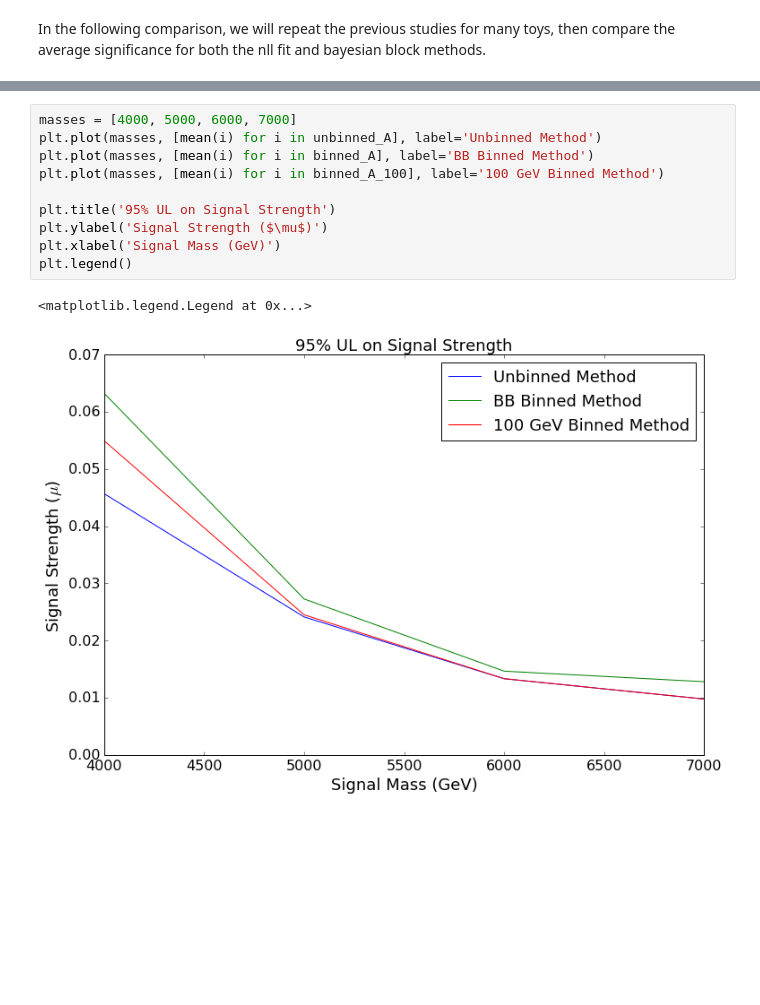
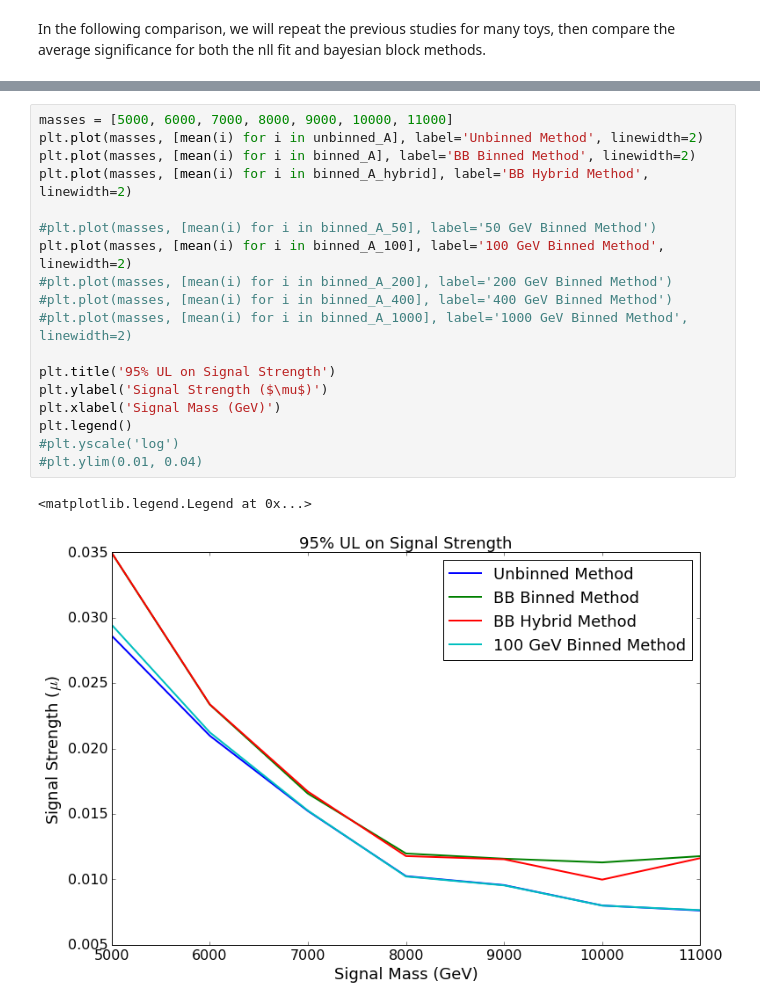
Before and after one commit to pollackscience/BayesianBlocks, a Jupyter notebook: bb/hep/bh_writeup.ipynb, the cells around one changed output, grey strips where cells are left out. Cells and saved outputs as stored; diff of their text form; blank space fills up the shorter version.

```diff
--- a/bb/hep/bh_writeup.ipynb
+++ b/bb/hep/bh_writeup.ipynb
@@ -410,13 +366,21 @@ In the following comparison, we will repeat the previous studies for many toys,
 # %%
-masses = [4000, 5000, 6000, 7000]
-plt.plot(masses, [mean(i) for i in unbinned_A], label='Unbinned Method')
-plt.plot(masses, [mean(i) for i in binned_A], label='BB Binned Method')
-plt.plot(masses, [mean(i) for i in binned_A_100], label='100 GeV Binned Method')
+masses = [5000, 6000, 7000, 8000, 9000, 10000, 11000]
+plt.plot(masses, [mean(i) for i in unbinned_A], label='Unbinned Method', linewidth=2)
+plt.plot(masses, [mean(i) for i in binned_A], label='BB Binned Method', linewidth=2)
+plt.plot(masses, [mean(i) for i in binned_A_hybrid], label='BB Hybrid Method', linewidth=2)
+
+#plt.plot(masses, [mean(i) for i in binned_A_50], label='50 GeV Binned Method')
+plt.plot(masses, [mean(i) for i in binned_A_100], label='100 GeV Binned Method', linewidth=2)
+#plt.plot(masses, [mean(i) for i in binned_A_200], label='200 GeV Binned Method')
+#plt.plot(masses, [mean(i) for i in binned_A_400], label='400 GeV Binned Method')
+#plt.plot(masses, [mean(i) for i in binned_A_1000], label='1000 GeV Binned Method', linewidth=2)
 
 plt.title('95% UL on Signal Strength')
 plt.ylabel('Signal Strength ($\mu$)')
 plt.xlabel('Signal Mass (GeV)')
 plt.legend()
+#plt.yscale('log')
+#plt.ylim(0.01, 0.04)
 # %% [output]
 <matplotlib.legend.Legend at 0x...>
-[figure, old version]
+[figure, new version]
```
Also changed, not shown: parts of 18 cells of this notebook, 2 other files.
